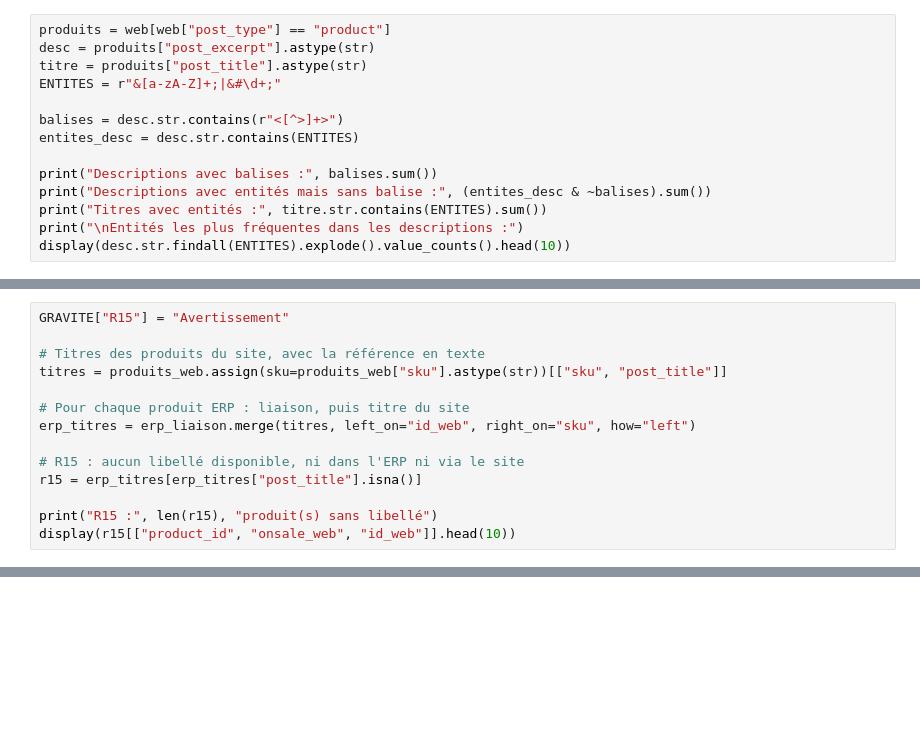
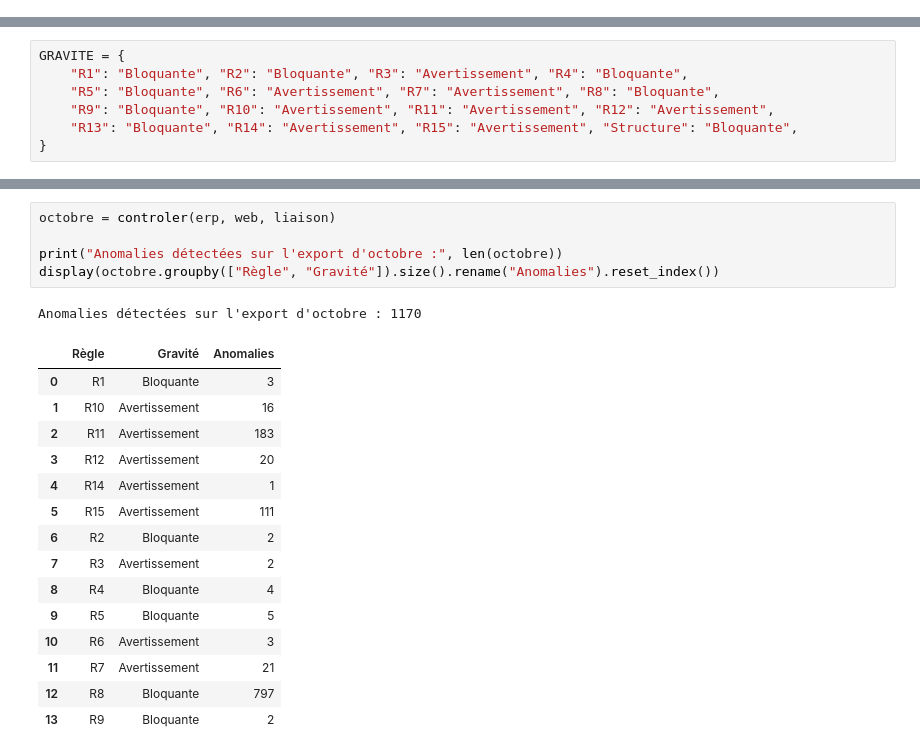
Before and after one commit to PaulChipponi/bottleneck-data-quality, a Jupyter notebook: bottleneck_qualite.ipynb, the cells around one changed output, grey strips where cells are left out. Saved outputs shown, nothing was run; the diff lists cells and outputs as text; blank space fills up the shorter version.

```diff
--- a/bottleneck_qualite.ipynb
+++ b/bottleneck_qualite.ipynb
@@ -171,14 +0,0 @@ Name: index, dtype: int64
-# %%
-produits = web[web["post_type"] == "product"]
-desc = produits["post_excerpt"].astype(str)
-titre = produits["post_title"].astype(str)
-ENTITES = r"&[a-zA-Z]+;|&#\d+;"
-
-balises = desc.str.contains(r"<[^>]+>")
-entites_desc = desc.str.contains(ENTITES)
-
-print("Descriptions avec balises :", balises.sum())
-print("Descriptions avec entités mais sans balise :", (entites_desc & ~balises).sum())
-print("Titres avec entités :", titre.str.contains(ENTITES).sum())
-print("\nEntités les plus fréquentes dans les descriptions :")
-display(desc.str.findall(ENTITES).explode().value_counts().head(10))
@@ -273,14 +0,0 @@ display(produits_web[produits_web["sku"].astype(str) == "14736"][["sku", "post_t
-# %%
-GRAVITE["R15"] = "Avertissement"
-
-# Titres des produits du site, avec la référence en texte
-titres = produits_web.assign(sku=produits_web["sku"].astype(str))[["sku", "post_title"]]
-
-# Pour chaque produit ERP : liaison, puis titre du site
-erp_titres = erp_liaison.merge(titres, left_on="id_web", right_on="sku", how="left")
-
-# R15 : aucun libellé disponible, ni dans l'ERP ni via le site
-r15 = erp_titres[erp_titres["post_title"].isna()]
-
-print("R15 :", len(r15), "produit(s) sans libellé")
-display(r15[["product_id", "onsale_web", "id_web"]].head(10))
@@ -681,0 +61,7 @@ Effet des ventes à perte sur la marge     : -6,425.51 €
+# %%
+GRAVITE = {
+    "R1": "Bloquante", "R2": "Bloquante", "R3": "Avertissement", "R4": "Bloquante",
+    "R5": "Bloquante", "R6": "Avertissement", "R7": "Avertissement", "R8": "Bloquante",
+    "R9": "Bloquante", "R10": "Avertissement", "R11": "Avertissement", "R12": "Avertissement",
+    "R13": "Bloquante", "R14": "Avertissement", "R15": "Avertissement", "Structure": "Bloquante",
+}
@@ -681,0 +229,22 @@ Effet des ventes à perte sur la marge     : -6,425.51 €
+# %%
+octobre = controler(erp, web, liaison)
+
+print("Anomalies détectées sur l'export d'octobre :", len(octobre))
+display(octobre.groupby(["Règle", "Gravité"]).size().rename("Anomalies").reset_index())
+# %% [output]
+Anomalies détectées sur l'export d'octobre : 1170
+|  | Règle | Gravité | Anomalies |
+| 0 | R1 | Bloquante | 3 |
+| 1 | R10 | Avertissement | 16 |
+| 2 | R11 | Avertissement | 183 |
+| 3 | R12 | Avertissement | 20 |
+| 4 | R14 | Avertissement | 1 |
+| 5 | R15 | Avertissement | 111 |
+| 6 | R2 | Bloquante | 2 |
+| 7 | R3 | Avertissement | 2 |
+| 8 | R4 | Bloquante | 4 |
+| 9 | R5 | Bloquante | 5 |
+| 10 | R6 | Avertissement | 3 |
+| 11 | R7 | Avertissement | 21 |
+| 12 | R8 | Bloquante | 797 |
+| 13 | R9 | Bloquante | 2 |
```
Also changed, not shown: parts of 48 cells of this notebook, 1 other file.
